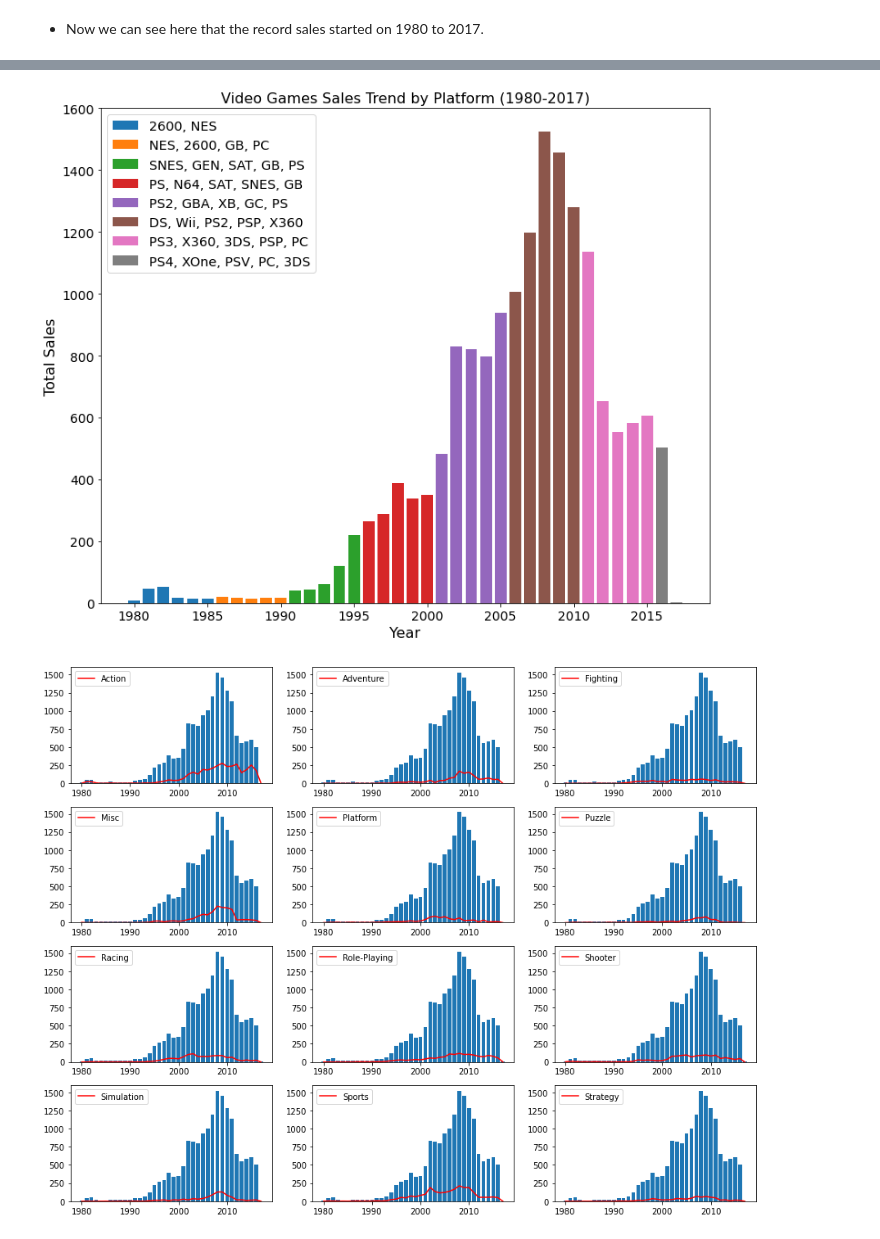
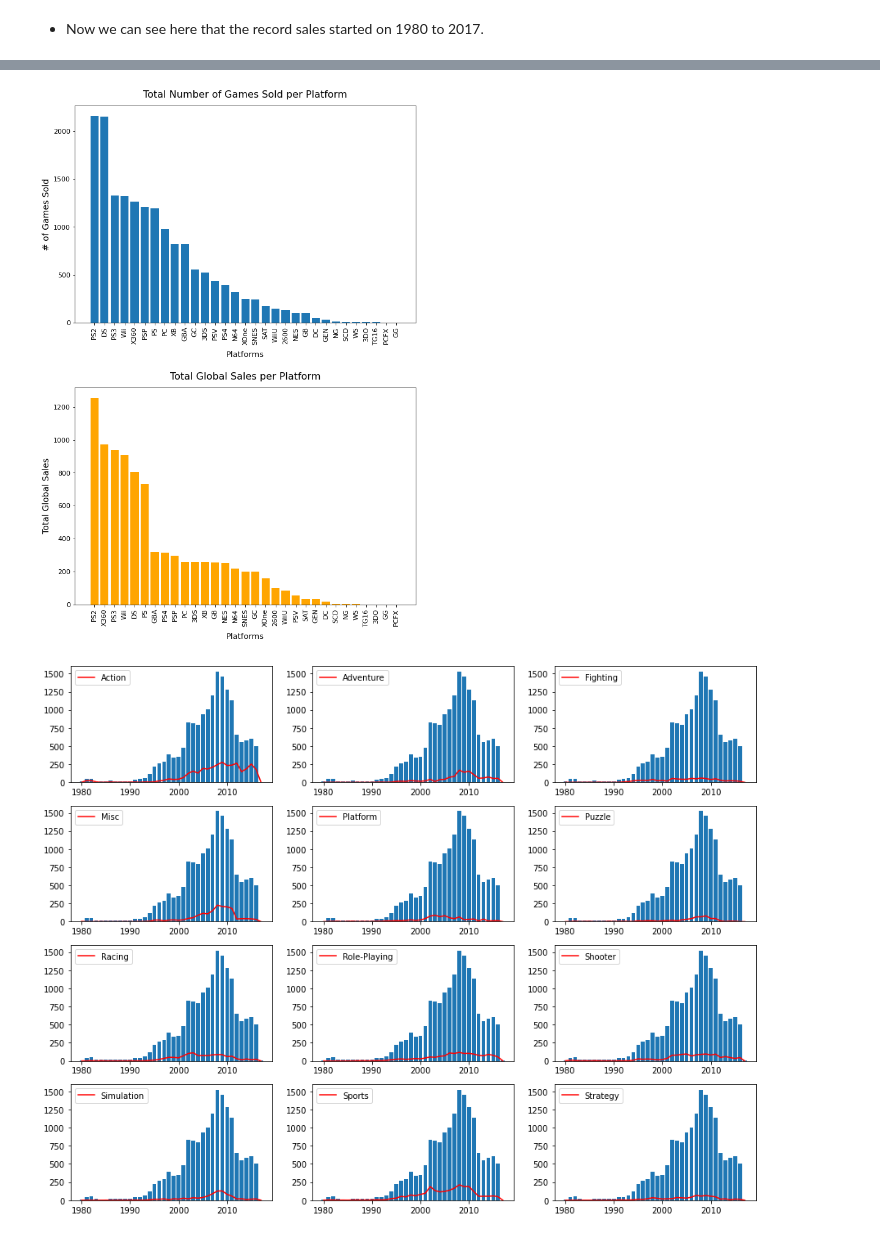
Before and after one commit to fvea/exploratory-data-analysis-video-games-sales, a Jupyter notebook: EDA on Video Games Sales.ipynb, the cells around one changed output, grey strips where cells are left out. Cells and saved outputs as stored; diff of their text form; code cells hidden in the pictures.

```diff
--- a/EDA on Video Games Sales.ipynb
+++ b/EDA on Video Games Sales.ipynb
@@ -88,28 +101,29 @@ ax.tick_params(axis='y', labelsize=14)
-# %%
-# What are the top 5 platforms for each 5 year time period beginning from 1980 to 2017?
-
-def get_modal_platform(year_range):
-    year_range_record = vg_sales[vg_sales.Year_of_Release.isin(year_range)]
-    return year_range_record['Platform'].value_counts().index[:5]
-
-fig, ax = plt.subplots(figsize=(12,10))
-start, end = 1980, 1985
-for i in range(10):
-    modal_platform = ', '.join(get_modal_platform(range(start, end)))
-    ax.bar(year_sales_counts.loc[start:end].index,
-           year_sales_counts.loc[start:end].values,
-           label=modal_platform)
-    start = end + 1
-    end = end + 5
-
-ax.set_title('Video Games Sales Trend by Platform (1980-2017)', fontsize=16)
-ax.set_xlabel('Year', fontsize=16)
-ax.set_ylabel('Total Sales', fontsize=16)
-ax.tick_params(axis='x', labelsize=14)
-ax.tick_params(axis='y', labelsize=14)
-_ = ax.legend(fontsize='x-large')
-# %% [output]
-[figure, removed]
+# %%
+fig, axes = plt.subplots(2, figsize=(10, 15))
+
+# Compute total quantity of vg sold per platform
+platform_sales = vg_sales.Platform.value_counts()
+platform_sales = platform_sales.sort_values(ascending=False)
+axes[0].bar(platform_sales.index, platform_sales.values)
+axes[0].set_title('Total Number of Games Sold per Platform', fontsize=16, y=1.02)
+axes[0].set_xlabel('Platforms', fontsize=13, labelpad=10)
+axes[0].set_ylabel('# of Games Sold', fontsize=14)
+axes[0].tick_params(axis='x', labelsize=11, rotation=90)
+axes[0].tick_params(axis='y', labelsize=11)
+
+# Compute for total vg global sales for each platform
+platform_global_sales = vg_sales.groupby('Platform')['Global_Sales']
+platform_global_sales = platform_global_sales.sum().sort_values(ascending=False)
+axes[1].bar(platform_global_sales.index, platform_global_sales.values, color='orange')
+axes[1].set_title('Total Global Sales per Platform', fontsize=16, y=1.02)
+axes[1].set_xlabel('Platforms', fontsize=13, labelpad=10)
+axes[1].set_ylabel('Total Global Sales', fontsize=14)
+axes[1].tick_params(axis='x', labelsize=11, rotation=90)
+axes[1].tick_params(axis='y', labelsize=11)
+
+fig.subplots_adjust(hspace=0.30)
+# %% [output]
+[figure, added]
 # %%
 # How is the trend for each Genre grow for the past years?
 
```
Also changed, not shown: parts of 6 cells of this notebook.
